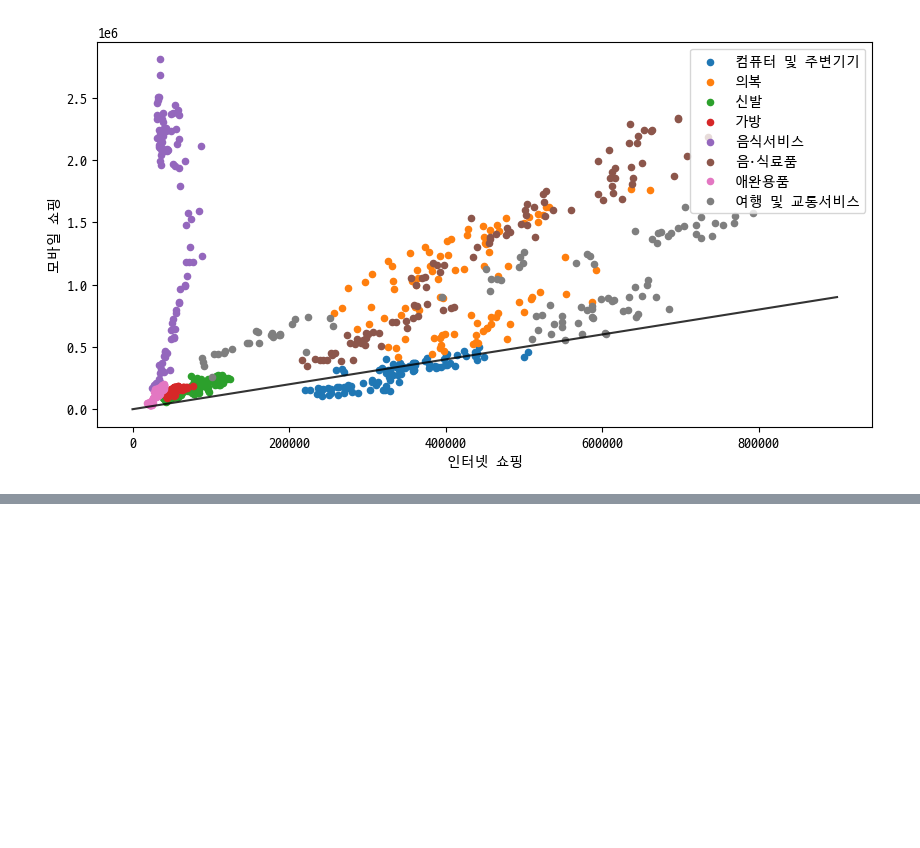
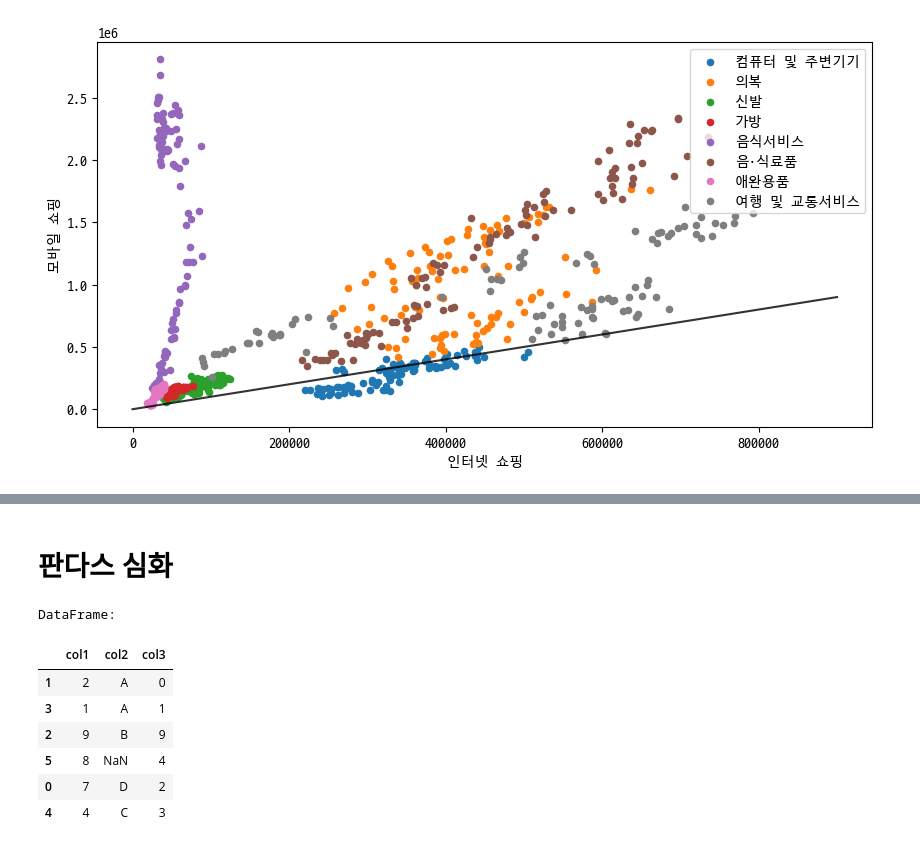
Before and after one commit to JeongHui-seong/py_hs01, a Jupyter notebook: python11.ipynb, the cells around one changed output, grey strips where cells are left out. Cells and saved outputs as stored; diff of their text form; code cells hidden in the pictures; blank space fills up the shorter version.

```diff
--- a/python11.ipynb
+++ b/python11.ipynb
@@ -286,0 +374,20 @@ plt.show()
+# %% [markdown]
+# 판다스 심화
+# %%
+import numpy as np
+import pandas as pd
+
+print("DataFrame: ")
+data = {"col1":[2,1,9,8,7,4],"col2":['A','A','B',np.nan,'D','C'],"col3":[0,1,9,4,2,3]}
+index = [1,3,2,5,0,4]
+df = pd.DataFrame(data, index=index)
+df
+# %% [output]
+DataFrame:
+|  | col1 | col2 | col3 |
+| 1 | 2 | A | 0 |
+| 3 | 1 | A | 1 |
+| 2 | 9 | B | 9 |
+| 5 | 8 | NaN | 4 |
+| 0 | 7 | D | 2 |
+| 4 | 4 | C | 3 |
```
Also changed, not shown: parts of 18 cells of this notebook, 12 other files.
